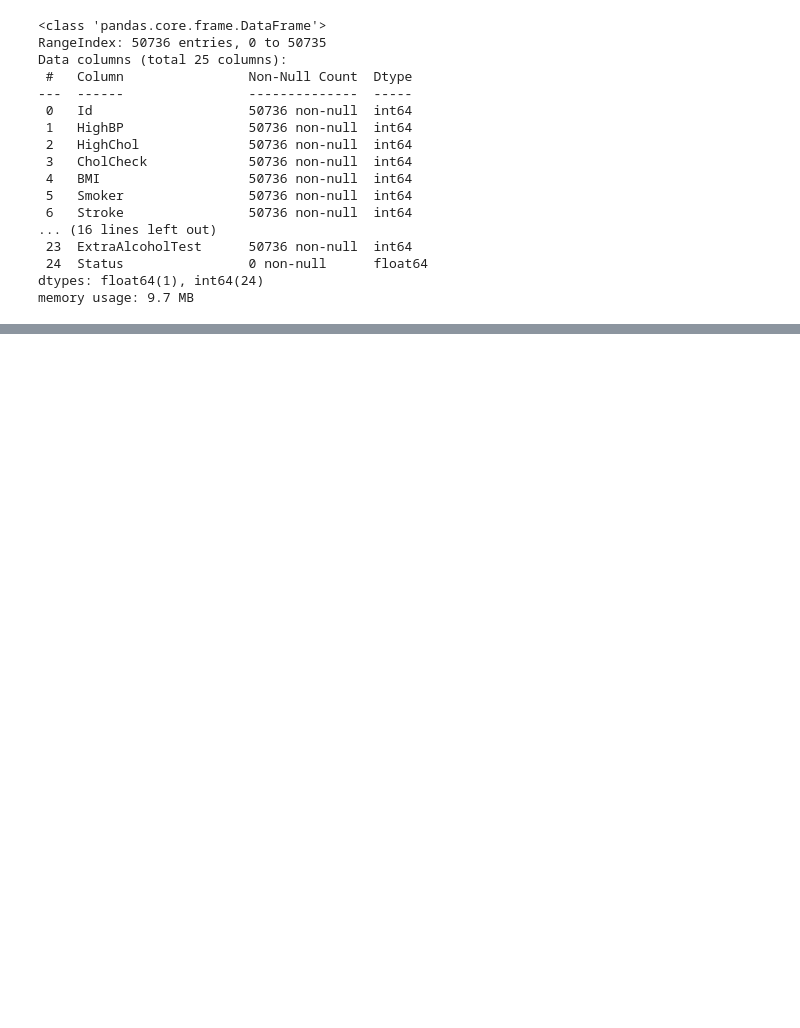
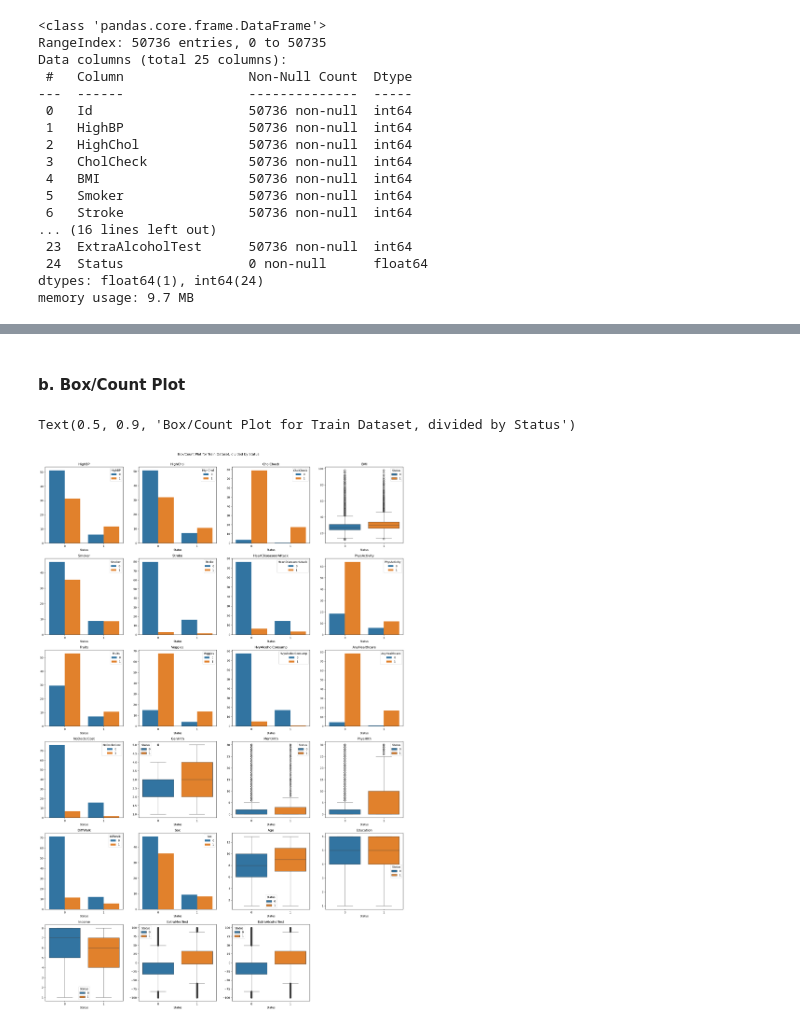
Before and after one commit to s3927562/ML, a Jupyter notebook: COSC2753_A1_Notebook.ipynb, the cells around one changed output, grey strips where cells are left out. Saved outputs shown, nothing was run; the diff lists cells and outputs as text; code cells hidden in the pictures; blank space fills up the shorter version.

```diff
--- a/COSC2753_A1_Notebook.ipynb
+++ b/COSC2753_A1_Notebook.ipynb
@@ -140,0 +199,18 @@ for i, col in enumerate(diabetesTest.drop('Status', axis=1).columns):
+# %% [markdown]
+#### b. Box/Count Plot
+# %%
+plt.figure(figsize=(24, 36))
+
+for i, col in enumerate(diabetesTrain.drop('Status', axis=1).columns):
+    plt.subplot(6, 4, i + 1)
+    if col not in['BMI', 'GenHlth', 'MentHlth', 'PhysHlth', 'Age', 'Education', 'Income', 'ExtraMedTest', 'ExtraAlcoholTest']:
+        sns.countplot(diabetesTrain, x='Status', hue=col, stat='percent')
+    else:
+        sns.boxplot(diabetesTrain, x='Status', y=col, hue='Status')
+    plt.ylabel("")
+    plt.title(col)
+
+plt.suptitle("Box/Count Plot for Train Dataset, divided by Status", y=0.9)
+# %% [output]
+Text(0.5, 0.9, 'Box/Count Plot for Train Dataset, divided by Status')
+[figure, added]
```
Also changed, not shown: parts of 79 cells of this notebook, 1 other file.
